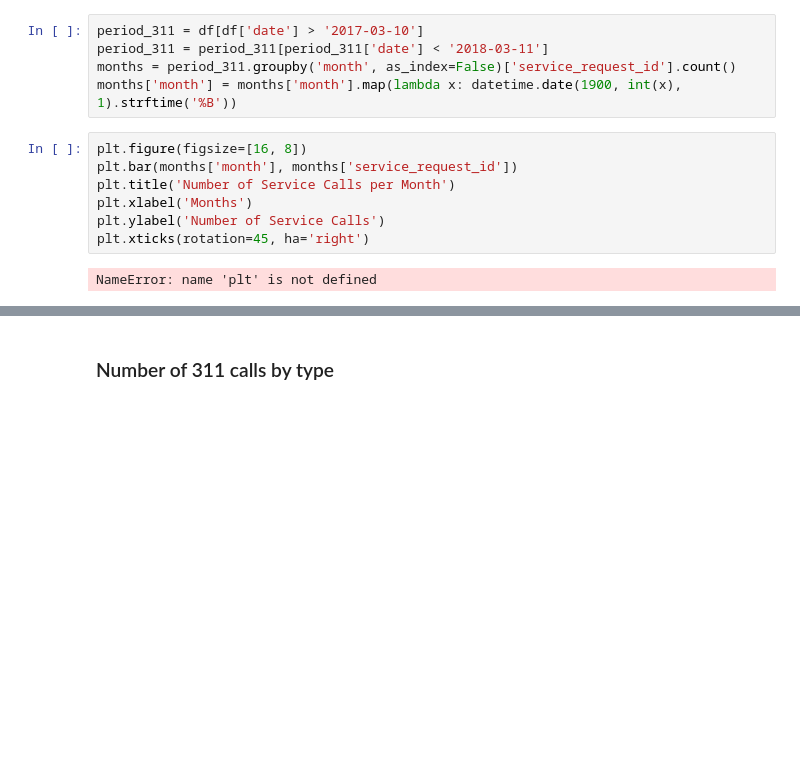
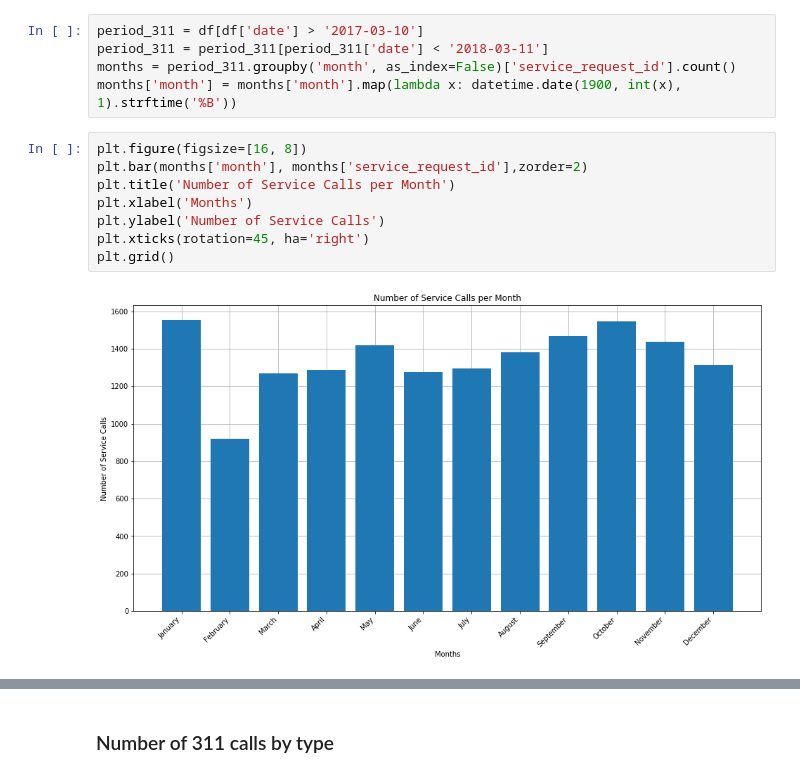
Before and after one commit to farhadOmidvar/311-San-Diego, a Jupyter notebook: notebooks/charts_all.ipynb, the cells around one changed output, grey strips where cells are left out. Cells and saved outputs as stored; diff of their text form; blank space fills up the shorter version.

```diff
--- a/notebooks/charts_all.ipynb
+++ b/notebooks/charts_all.ipynb
@@ -50,10 +50,11 @@ months = period_311.groupby('month', as_index=False)['service_request_id'].count
 months['month'] = months['month'].map(lambda x: datetime.date(1900, int(x), 1).strftime('%B'))
 # %%
 plt.figure(figsize=[16, 8])
-plt.bar(months['month'], months['service_request_id'])
+plt.bar(months['month'], months['service_request_id'],zorder=2)
 plt.title('Number of Service Calls per Month')
 plt.xlabel('Months')
 plt.ylabel('Number of Service Calls')
 plt.xticks(rotation=45, ha='right')
+plt.grid()
 # %% [output]
-NameError: name 'plt' is not defined
+[figure, added]
```
Also changed, not shown: parts of 5 cells of this notebook, 2 other files.
